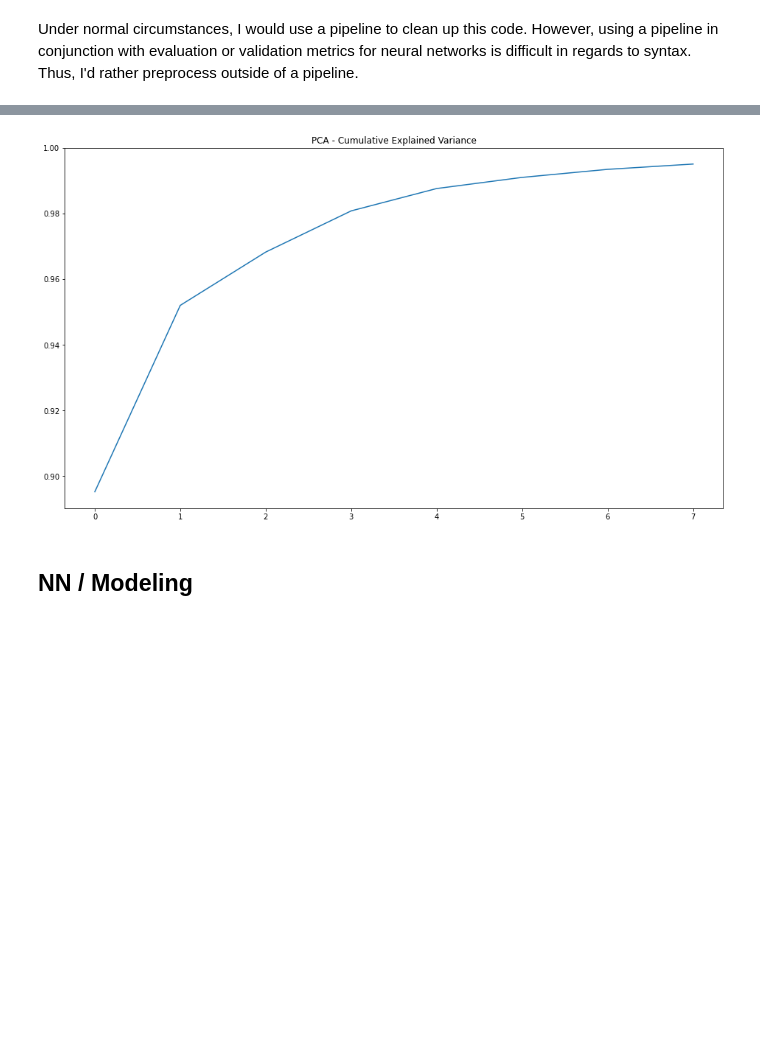
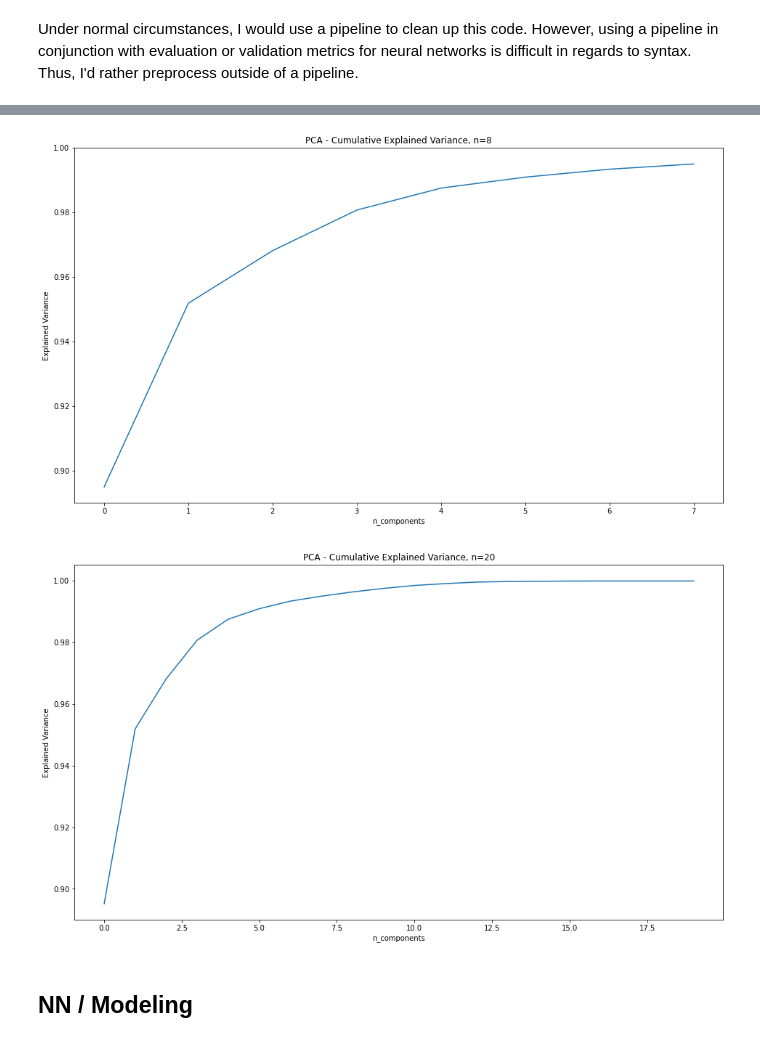
Before and after one commit to linjoshua882/deep-learning-cybersecurity-intrusion-detection, a Jupyter notebook: 3-modeling.ipynb, the cells around one changed output, grey strips where cells are left out. Cells and saved outputs as stored; diff of their text form; code cells hidden in the pictures; blank space fills up the shorter version.

```diff
--- a/3-modeling.ipynb
+++ b/3-modeling.ipynb
@@ -62,9 +70,20 @@ array([0.89513339, 0.95197744, 0.96822906, 0.98078176, 0.98759286,
-# %%
-plt.figure(figsize=(16, 9))
-plt.title('PCA - Cumulative Explained Variance')
-plt.plot(np.cumsum(pca.explained_variance_ratio_));
-# %% [output]
-[figure, removed]
+# %%
+# PCA implemented in model, n_components=8
+plt.figure(figsize=(16, 9))
+plt.title('PCA - Cumulative Explained Variance, n=8')
+plt.xlabel('n_components')
+plt.ylabel('Explained Variance')
+plt.plot(np.cumsum(pca.explained_variance_ratio_));
+
+# PCA test for variance cutoff, n_components=35
+plt.figure(figsize=(16, 9))
+plt.title('PCA - Cumulative Explained Variance, n=20')
+plt.xlabel('n_components')
+plt.ylabel('Explained Variance')
+plt.plot(np.cumsum(pca_test.explained_variance_ratio_));
+# %% [output]
+[figure, added]
+[figure, added]
 # %% [markdown]
 ## NN / Modeling
 # %%
```
Also changed, not shown: parts of 9 cells of this notebook, 1 other file.
